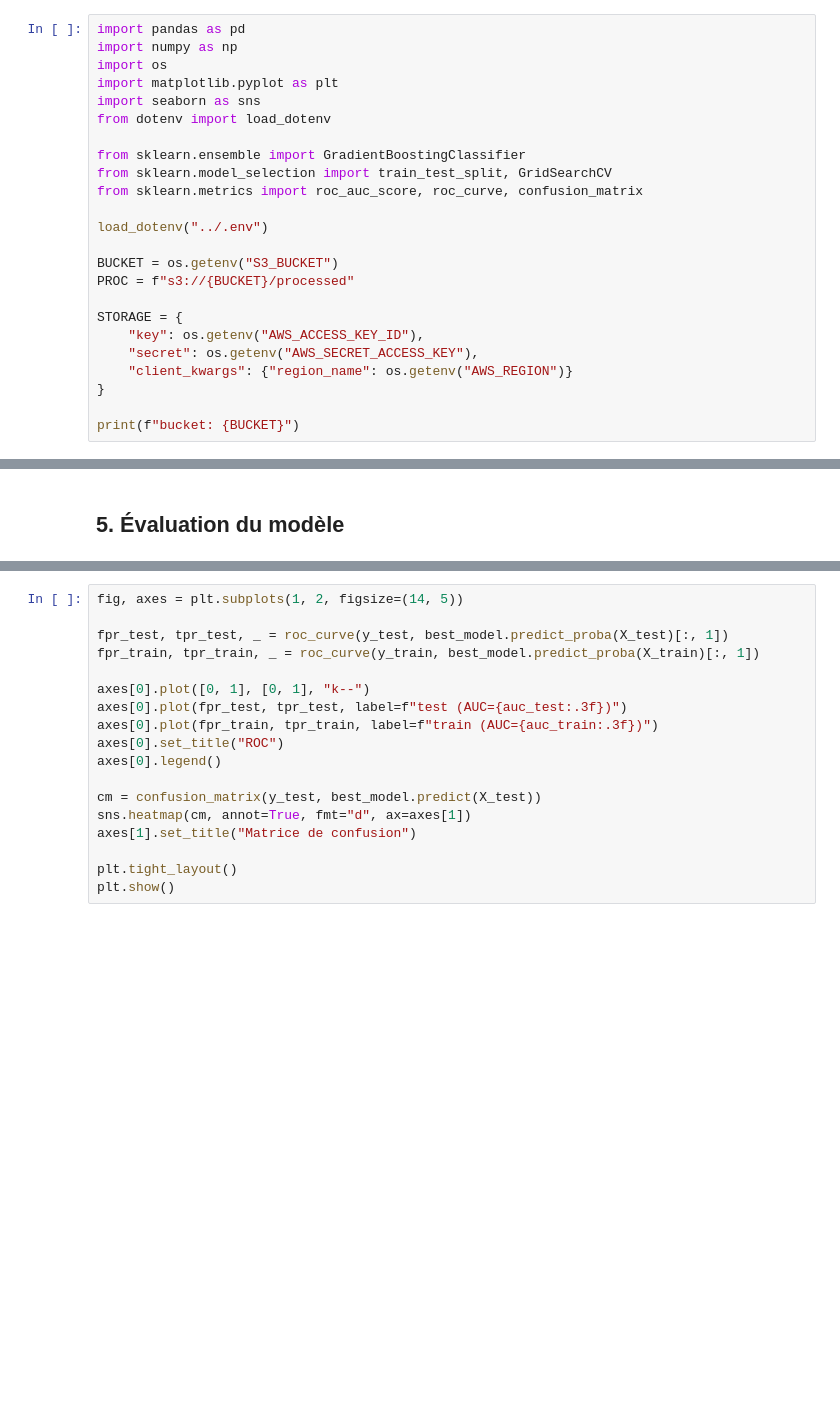
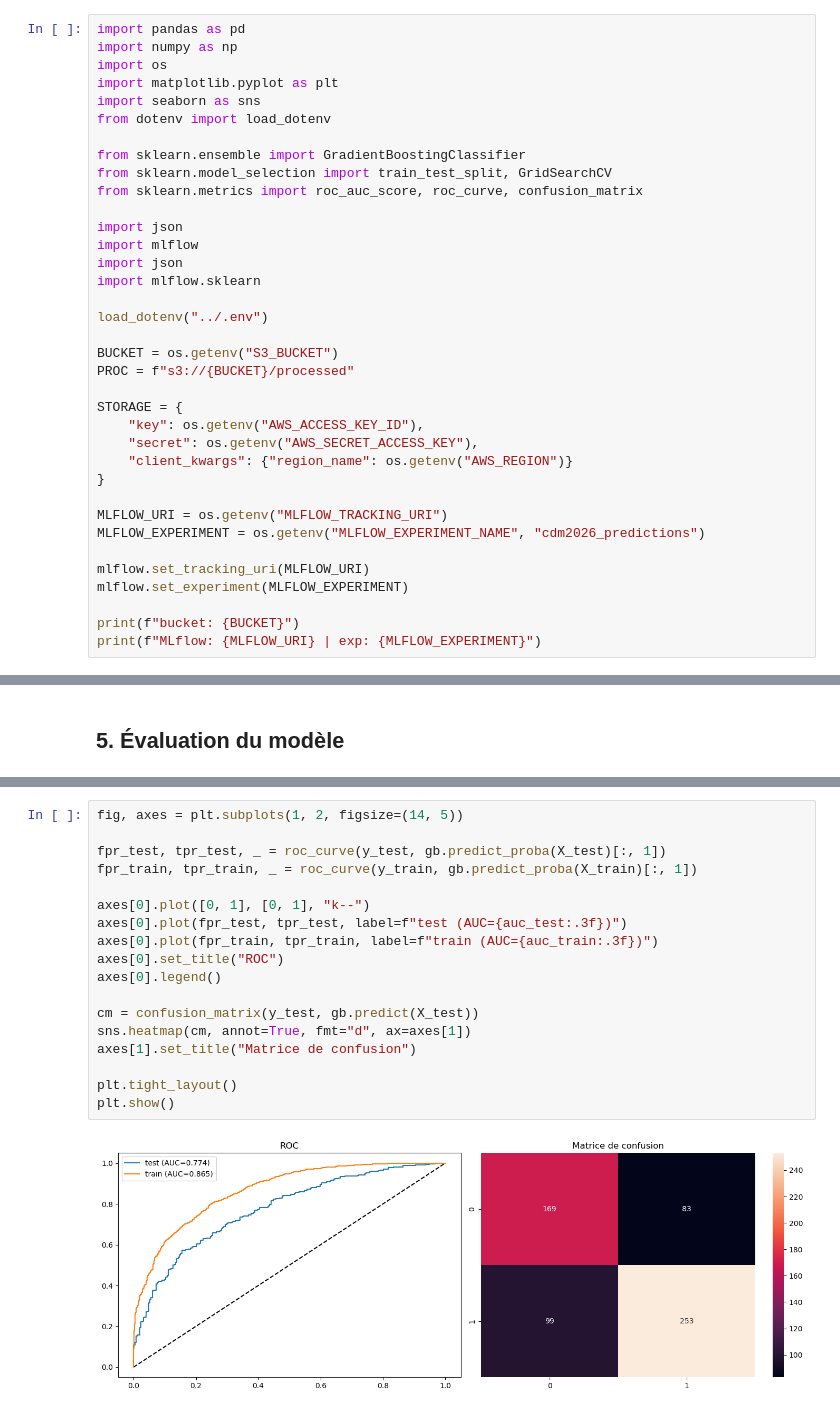
Before and after one commit to MartialBayom/world-cup-2026-prediction, a Jupyter notebook: notebooks/04_modeling.ipynb, the cells around one changed output, grey strips where cells are left out. Drawn from its saved outputs; the diff is of its cells as text; blank space fills up the shorter version.

```diff
--- a/notebooks/04_modeling.ipynb
+++ b/notebooks/04_modeling.ipynb
@@ -14,6 +14,11 @@ from sklearn.ensemble import GradientBoostingClassifier
 from sklearn.model_selection import train_test_split, GridSearchCV
 from sklearn.metrics import roc_auc_score, roc_curve, confusion_matrix
 
+import json
+import mlflow
+import json
+import mlflow.sklearn
+
 load_dotenv("../.env")
 
 BUCKET = os.getenv("S3_BUCKET")
@@ -25,4 +30,11 @@ STORAGE = {
     "client_kwargs": {"region_name": os.getenv("AWS_REGION")}
 }
 
+MLFLOW_URI = os.getenv("MLFLOW_TRACKING_URI")
+MLFLOW_EXPERIMENT = os.getenv("MLFLOW_EXPERIMENT_NAME", "cdm2026_predictions")
+
+mlflow.set_tracking_uri(MLFLOW_URI)
+mlflow.set_experiment(MLFLOW_EXPERIMENT)
+
 print(f"bucket: {BUCKET}")
+print(f"MLflow: {MLFLOW_URI} | exp: {MLFLOW_EXPERIMENT}")
@@ -86,20 +157,22 @@ print(f"GB — train: {auc_train:.3f} | test: {auc_test:.3f} (gap={auc_train - a
 # %%
 fig, axes = plt.subplots(1, 2, figsize=(14, 5))
 
-fpr_test, tpr_test, _ = roc_curve(y_test, best_model.predict_proba(X_test)[:, 1])
-fpr_train, tpr_train, _ = roc_curve(y_train, best_model.predict_proba(X_train)[:, 1])
+fpr_test, tpr_test, _ = roc_curve(y_test, gb.predict_proba(X_test)[:, 1])
+fpr_train, tpr_train, _ = roc_curve(y_train, gb.predict_proba(X_train)[:, 1])
 
 axes[0].plot([0, 1], [0, 1], "k--")
 axes[0].plot(fpr_test, tpr_test, label=f"test (AUC={auc_test:.3f})")
 axes[0].plot(fpr_train, tpr_train, label=f"train (AUC={auc_train:.3f})")
 axes[0].set_title("ROC")
 axes[0].legend()
 
-cm = confusion_matrix(y_test, best_model.predict(X_test))
+cm = confusion_matrix(y_test, gb.predict(X_test))
 sns.heatmap(cm, annot=True, fmt="d", ax=axes[1])
 axes[1].set_title("Matrice de confusion")
 
 plt.tight_layout()
 plt.show()
+# %% [output]
+[figure, added]
 # %%
 # Importance des features
```
Also changed, not shown: parts of 6 cells of this notebook.
